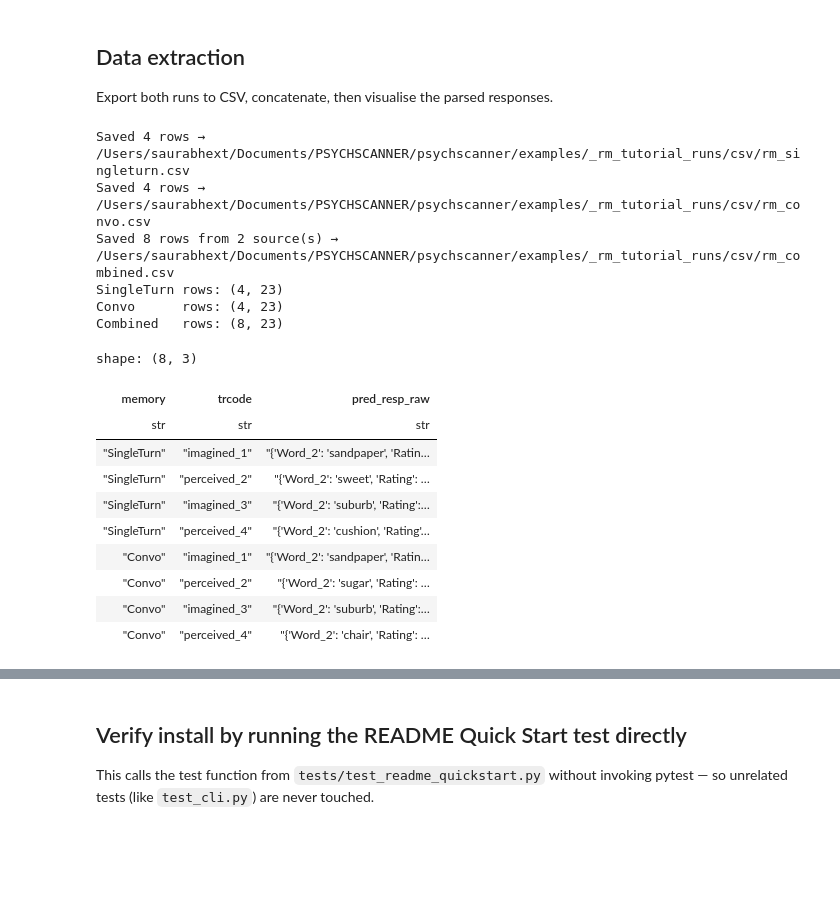
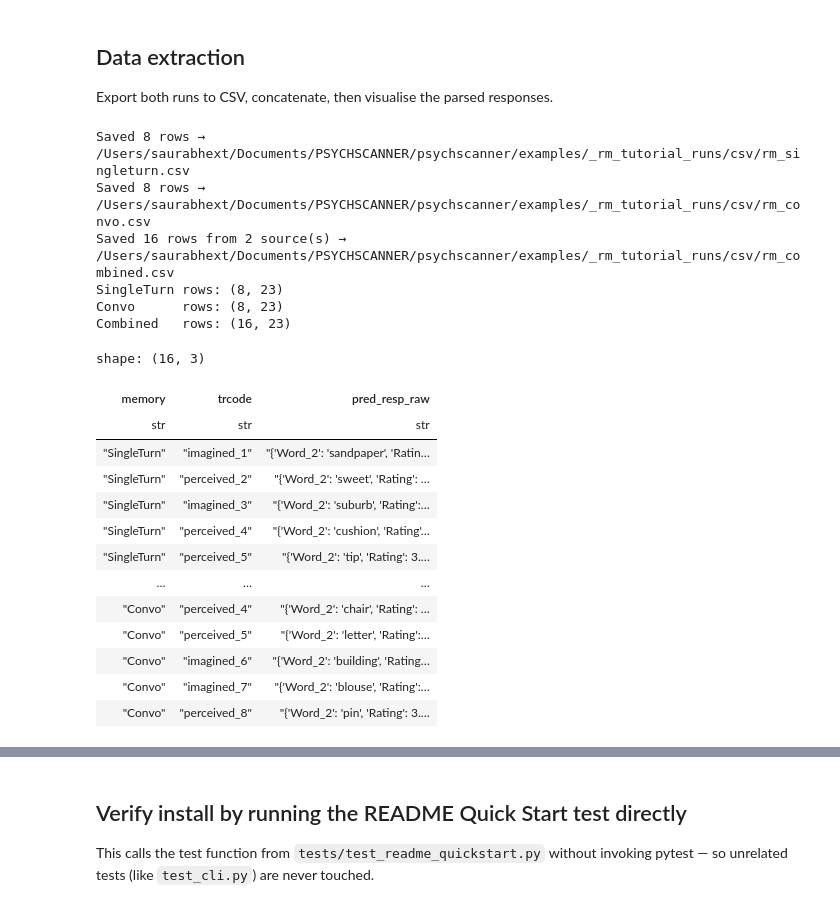
Before and after one commit to saurabhr/psychscanner, a Jupyter notebook: examples/00_quickstart.ipynb, the cells around one changed output, grey strips where cells are left out. Cells and saved outputs as stored; diff of their text form; code cells hidden in the pictures; blank space fills up the shorter version.

```diff
--- a/examples/00_quickstart.ipynb
+++ b/examples/00_quickstart.ipynb
@@ -176,38 +184,41 @@ Export both runs to CSV, concatenate, then visualise the parsed responses.
 # %%
 from psychscanner import to_csv
 
 OUT = RUN_DIR / 'csv'
 OUT.mkdir(parents=True, exist_ok=True)
 
 df_st = to_csv(scanner_v1, path=OUT / 'rm_singleturn.csv')
 df_cv = to_csv(scanner_cv, path=OUT / 'rm_convo.csv')
 
 df_all = to_csv([scanner_v1, scanner_cv],
                 path=OUT / 'rm_combined.csv',
                 combined=True)
 
 print(f'SingleTurn rows: {df_st.shape}')
 print(f'Convo      rows: {df_cv.shape}')
 print(f'Combined   rows: {df_all.shape}')
-df_all.select(['memory', 'trcode', 'pred_resp_raw']).head(8)
+df_all.select(['memory', 'trcode', 'pred_resp_raw']).head(16)
 # %% [output]
-Saved 4 rows → /Users/saurabhext/Documents/PSYCHSCANNER/psychscanner/examples/_rm_tutorial_runs/csv/rm_singleturn.csv
-Saved 4 rows → /Users/saurabhext/Documents/PSYCHSCANNER/psychscanner/examples/_rm_tutorial_runs/csv/rm_convo.csv
-Saved 8 rows from 2 source(s) → /Users/saurabhext/Documents/PSYCHSCANNER/psychscanner/examples/_rm_tutorial_runs/csv/rm_combined.csv
-SingleTurn rows: (4, 23)
-Convo      rows: (4, 23)
-Combined   rows: (8, 23)
+Saved 8 rows → /Users/saurabhext/Documents/PSYCHSCANNER/psychscanner/examples/_rm_tutorial_runs/csv/rm_singleturn.csv
+Saved 8 rows → /Users/saurabhext/Documents/PSYCHSCANNER/psychscanner/examples/_rm_tutorial_runs/csv/rm_convo.csv
+Saved 16 rows from 2 source(s) → /Users/saurabhext/Documents/PSYCHSCANNER/psychscanner/examples/_rm_tutorial_runs/csv/rm_combined.csv
+SingleTurn rows: (8, 23)
+Convo      rows: (8, 23)
+Combined   rows: (16, 23)
-shape: (8, 3)
+shape: (16, 3)
 | memory | trcode | pred_resp_raw |
 | str | str | str |
 | "SingleTurn" | "imagined_1" | "{'Word_2': 'sandpaper', 'Ratin… |
 | "SingleTurn" | "perceived_2" | "{'Word_2': 'sweet', 'Rating': … |
 | "SingleTurn" | "imagined_3" | "{'Word_2': 'suburb', 'Rating':… |
 | "SingleTurn" | "perceived_4" | "{'Word_2': 'cushion', 'Rating'… |
-| "Convo" | "imagined_1" | "{'Word_2': 'sandpaper', 'Ratin… |
-| "Convo" | "perceived_2" | "{'Word_2': 'sugar', 'Rating': … |
-| "Convo" | "imagined_3" | "{'Word_2': 'suburb', 'Rating':… |
+| "SingleTurn" | "perceived_5" | "{'Word_2': 'tip', 'Rating': 3.… |
+| … | … | … |
 | "Convo" | "perceived_4" | "{'Word_2': 'chair', 'Rating': … |
+| "Convo" | "perceived_5" | "{'Word_2': 'letter', 'Rating':… |
+| "Convo" | "imagined_6" | "{'Word_2': 'building', 'Rating… |
+| "Convo" | "imagined_7" | "{'Word_2': 'blouse', 'Rating':… |
+| "Convo" | "perceived_8" | "{'Word_2': 'pin', 'Rating': 3.… |
 # %%
 import re
 import numpy as np
```
Also changed, not shown: parts of 8 cells of this notebook, 51 other files.
